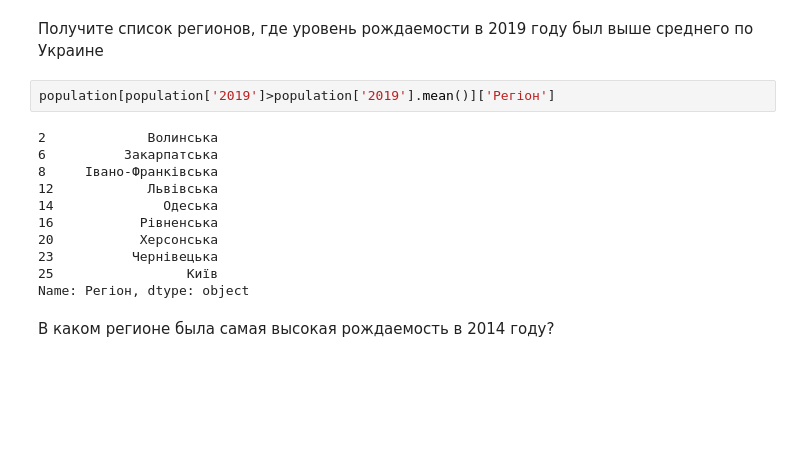
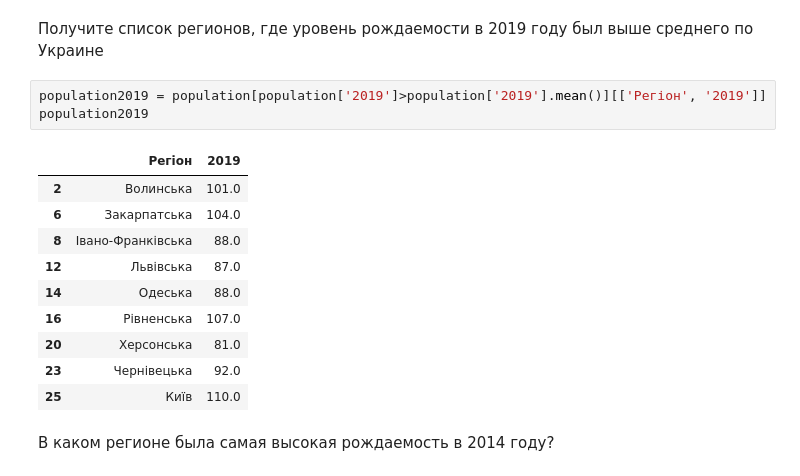
Before and after one commit to anna-khodyka/goit-python-data-science, a Jupyter notebook: Hw2_1.ipynb, the cells around one changed output. Saved outputs shown, nothing was run; the diff lists cells and outputs as text; blank space fills up the shorter version.

```diff
--- a/Hw2_1.ipynb
+++ b/Hw2_1.ipynb
@@ -166,18 +193,19 @@ population
 # %% [markdown]
 Получите список регионов, где уровень рождаемости в 2019 году был выше среднего по Украине
 # %%
-population[population['2019']>population['2019'].mean()]['Регіон']
+population2019 = population[population['2019']>population['2019'].mean()][['Регіон', '2019']]
+population2019
 # %% [output]
-2             Волинська
-6          Закарпатська
-8     Івано-Франківська
-12            Львівська
-14              Одеська
-16           Рівненська
-20           Херсонська
-23          Чернівецька
-25                 Київ
-Name: Регіон, dtype: object
+|  | Регіон | 2019 |
+| 2 | Волинська | 101.0 |
+| 6 | Закарпатська | 104.0 |
+| 8 | Івано-Франківська | 88.0 |
+| 12 | Львівська | 87.0 |
+| 14 | Одеська | 88.0 |
+| 16 | Рівненська | 107.0 |
+| 20 | Херсонська | 81.0 |
+| 23 | Чернівецька | 92.0 |
+| 25 | Київ | 110.0 |
 # %% [markdown]
 В каком регионе была самая высокая рождаемость в 2014 году?
 # %%
```
Also changed, not shown: parts of 10 cells of this notebook, 4 other files.
